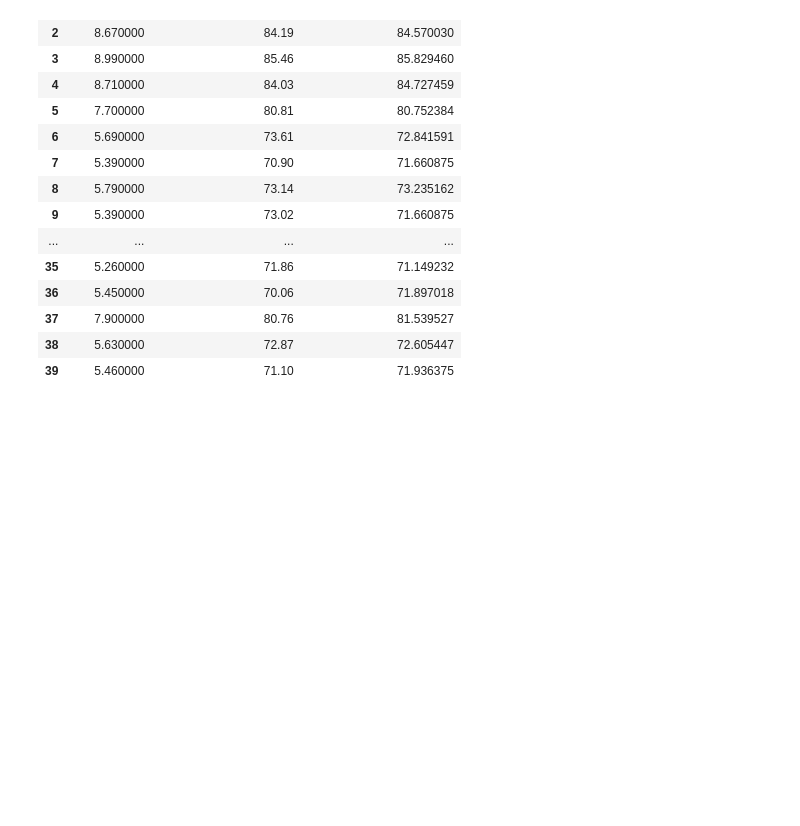
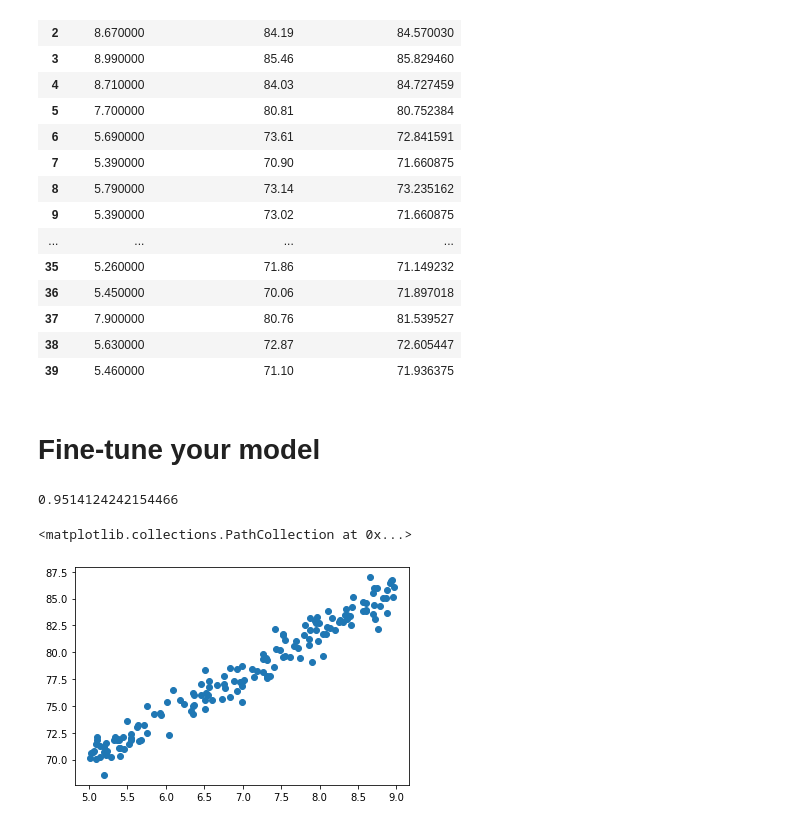
Before and after one commit to AkCoding/Student-Mark-Prediction-ML, a Jupyter notebook: Student-Mark-Prediction-ML.ipynb, the cells around one changed output. Cells and saved outputs as stored; diff of their text form; code cells hidden in the pictures; blank space fills up the shorter version.

```diff
--- a/Student-Mark-Prediction-ML.ipynb
+++ b/Student-Mark-Prediction-ML.ipynb
@@ -218,3 +218,14 @@ pd.DataFrame(np.c_[X_test, y_test, y_pred], columns = ["study_hours", "student_m
 | 37 | 7.900000 | 80.76 | 81.539527 |
 | 38 | 5.630000 | 72.87 | 72.605447 |
 | 39 | 5.460000 | 71.10 | 71.936375 |
+# %% [markdown]
+# Fine-tune your model
+# %%
+lr.score(X_test,y_test)
+# %% [output]
+0.9514124242154466
+# %%
+plt.scatter(X_train,y_train)
+# %% [output]
+<matplotlib.collections.PathCollection at 0x...>
+[figure, added]
```
Also changed, not shown: parts of 1 cell of this notebook.
